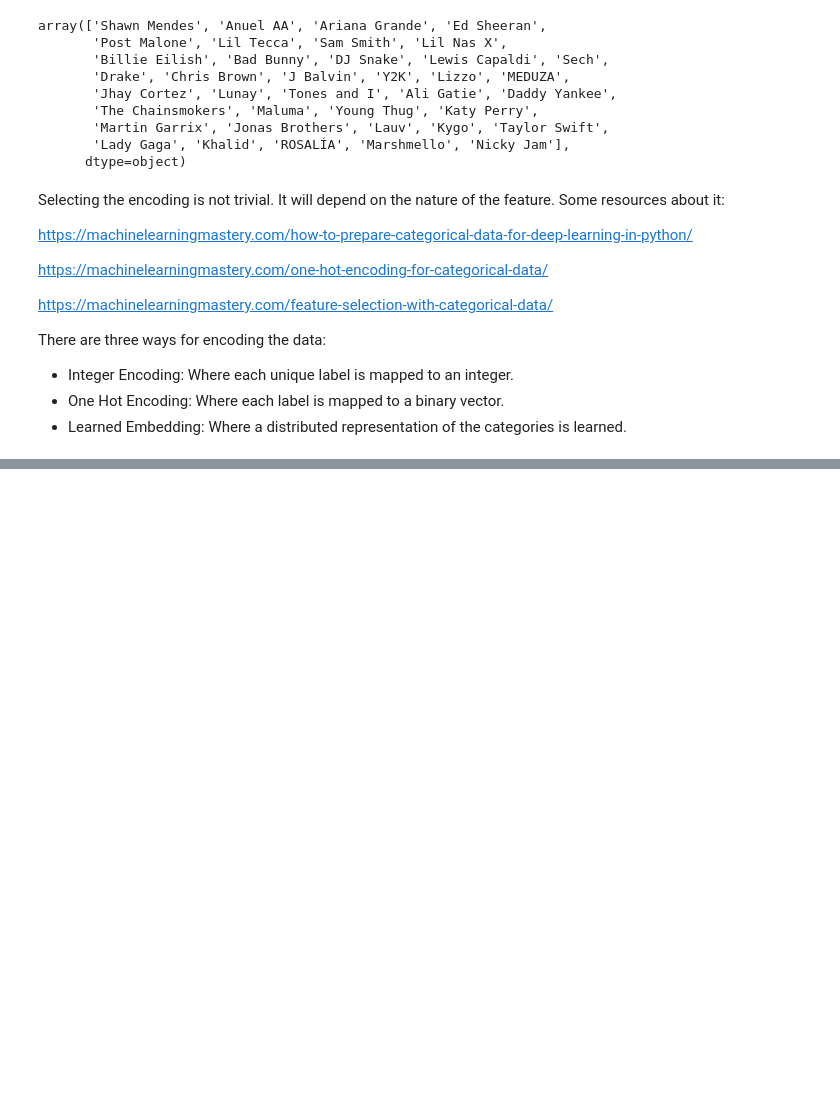
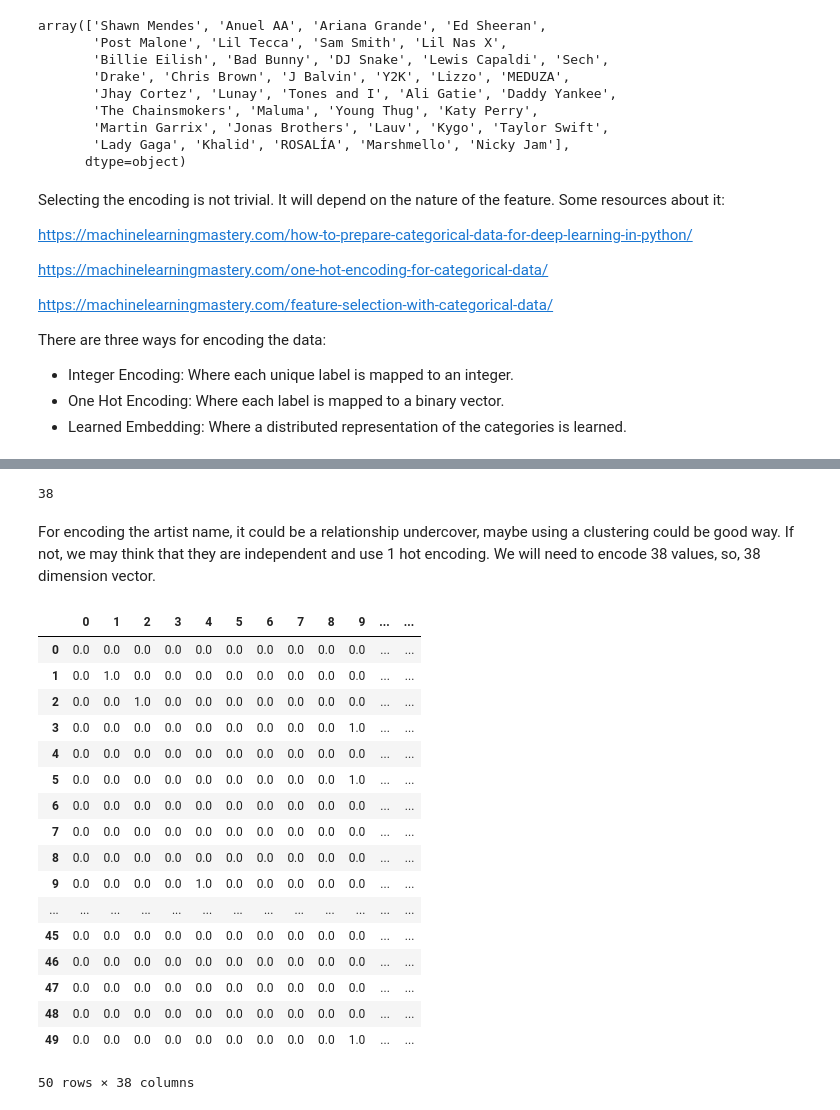
Before and after one commit to letyrodridc/ML-Clustering, a Jupyter notebook: data-analysis-preparation.ipynb, the cells around one changed output, grey strips where cells are left out. Drawn from its saved outputs; the diff is of its cells as text; code cells hidden in the pictures; blank space fills up the shorter version.

Commit message:
adding clustering algorithms and working with data preparation

```diff
--- a/data-analysis-preparation.ipynb
+++ b/data-analysis-preparation.ipynb
@@ -71,0 +98,28 @@ X = df
+# %%
+df.groupby('Artist.Name')['Genre'].count().index.size
+# %% [output]
+38
+# %% [markdown]
+For encoding the artist name, it could be a relationship undercover, maybe using a clustering could be  good way.
+If not, we may think that they are independent and use 1 hot encoding. We will need to encode 38 values, so, 38 dimension vector.
+# %%
+en
+# %% [output]
+|  | 0 | 1 | 2 | 3 | 4 | 5 | 6 | 7 | 8 | 9 | ... | ... |
+| 0 | 0.0 | 0.0 | 0.0 | 0.0 | 0.0 | 0.0 | 0.0 | 0.0 | 0.0 | 0.0 | ... | ... |
+| 1 | 0.0 | 1.0 | 0.0 | 0.0 | 0.0 | 0.0 | 0.0 | 0.0 | 0.0 | 0.0 | ... | ... |
+| 2 | 0.0 | 0.0 | 1.0 | 0.0 | 0.0 | 0.0 | 0.0 | 0.0 | 0.0 | 0.0 | ... | ... |
+| 3 | 0.0 | 0.0 | 0.0 | 0.0 | 0.0 | 0.0 | 0.0 | 0.0 | 0.0 | 1.0 | ... | ... |
+| 4 | 0.0 | 0.0 | 0.0 | 0.0 | 0.0 | 0.0 | 0.0 | 0.0 | 0.0 | 0.0 | ... | ... |
+| 5 | 0.0 | 0.0 | 0.0 | 0.0 | 0.0 | 0.0 | 0.0 | 0.0 | 0.0 | 1.0 | ... | ... |
+| 6 | 0.0 | 0.0 | 0.0 | 0.0 | 0.0 | 0.0 | 0.0 | 0.0 | 0.0 | 0.0 | ... | ... |
+| 7 | 0.0 | 0.0 | 0.0 | 0.0 | 0.0 | 0.0 | 0.0 | 0.0 | 0.0 | 0.0 | ... | ... |
+| 8 | 0.0 | 0.0 | 0.0 | 0.0 | 0.0 | 0.0 | 0.0 | 0.0 | 0.0 | 0.0 | ... | ... |
+| 9 | 0.0 | 0.0 | 0.0 | 0.0 | 1.0 | 0.0 | 0.0 | 0.0 | 0.0 | 0.0 | ... | ... |
+| ... | ... | ... | ... | ... | ... | ... | ... | ... | ... | ... | ... | ... |
+| 45 | 0.0 | 0.0 | 0.0 | 0.0 | 0.0 | 0.0 | 0.0 | 0.0 | 0.0 | 0.0 | ... | ... |
+| 46 | 0.0 | 0.0 | 0.0 | 0.0 | 0.0 | 0.0 | 0.0 | 0.0 | 0.0 | 0.0 | ... | ... |
+| 47 | 0.0 | 0.0 | 0.0 | 0.0 | 0.0 | 0.0 | 0.0 | 0.0 | 0.0 | 0.0 | ... | ... |
+| 48 | 0.0 | 0.0 | 0.0 | 0.0 | 0.0 | 0.0 | 0.0 | 0.0 | 0.0 | 0.0 | ... | ... |
+| 49 | 0.0 | 0.0 | 0.0 | 0.0 | 0.0 | 0.0 | 0.0 | 0.0 | 0.0 | 1.0 | ... | ... |
+50 rows × 38 columns
```
Also changed, not shown: parts of 3 cells of this notebook, 4 other files.
